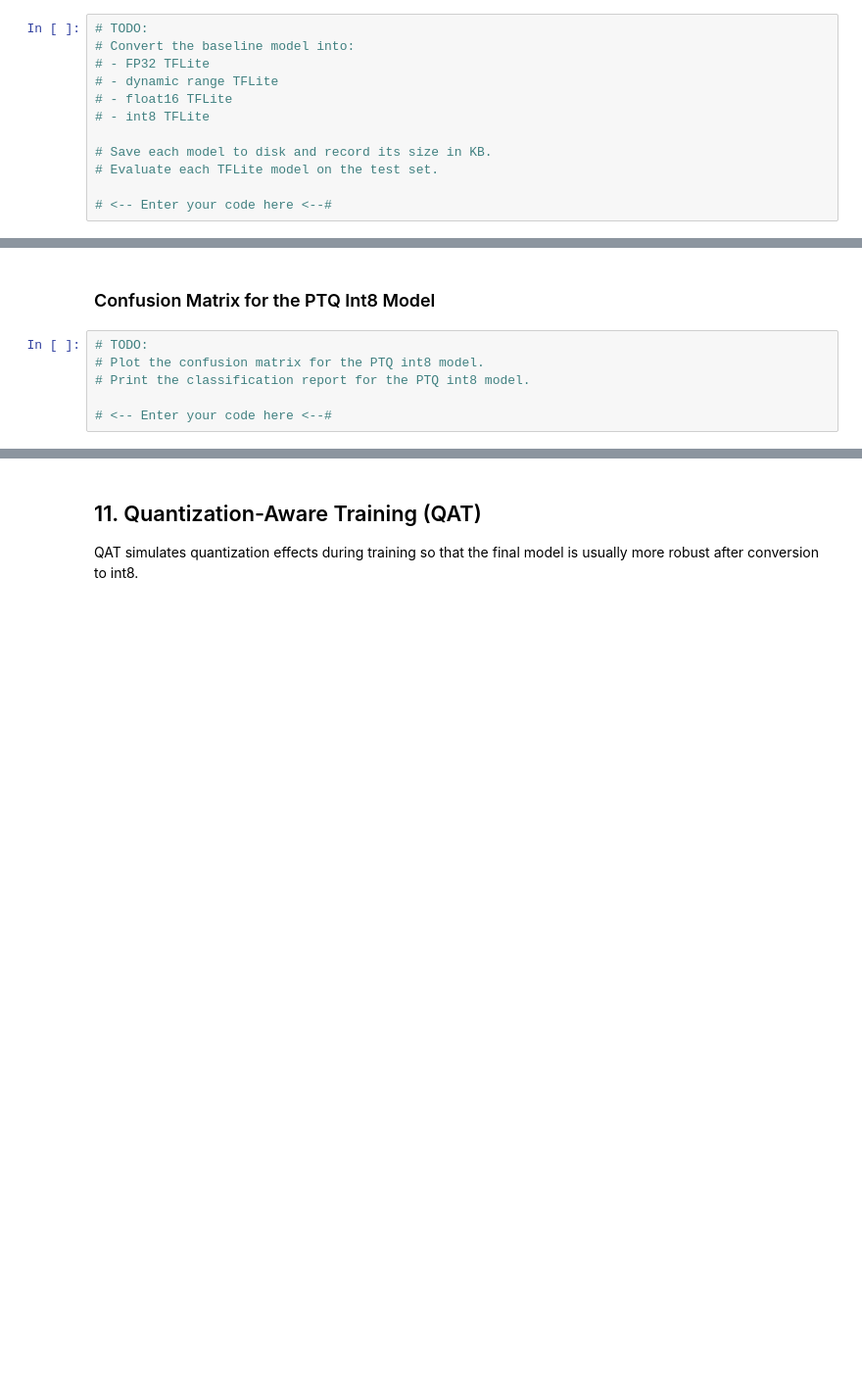
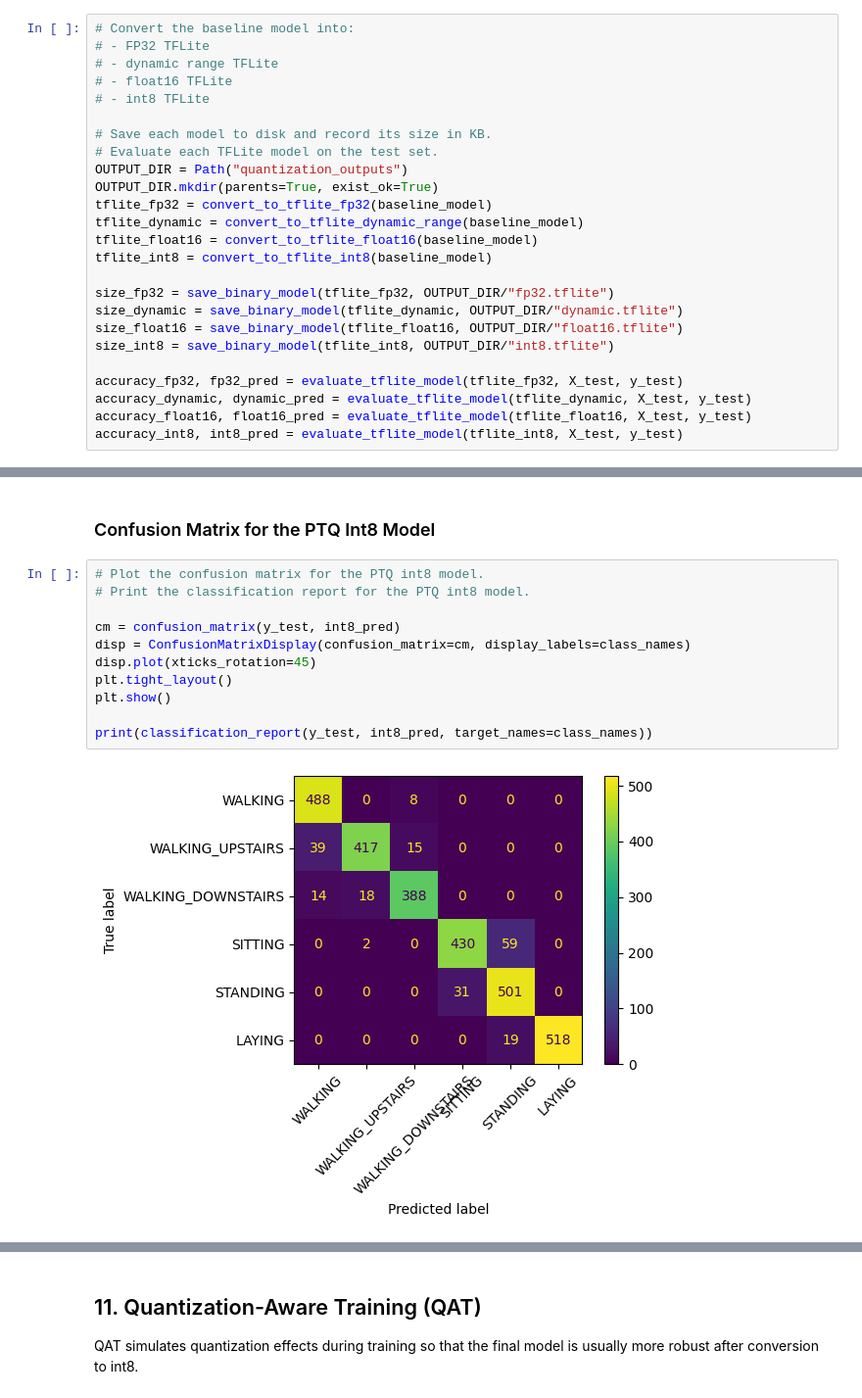
Before and after one commit to nhl01/EE446Labs, a Jupyter notebook: Lab3/EE446_Lab3_UCI_HAR_DNN_Quantization_Student_NL.ipynb, the cells around one changed output, grey strips where cells are left out. Shown at 98% size. Drawn from its saved outputs; the diff is of its cells as text; blank space fills up the shorter version.

Commit message:
Complete quantization notebook

```diff
--- a/Lab3/EE446_Lab3_UCI_HAR_DNN_Quantization_Student_NL.ipynb
+++ b/Lab3/EE446_Lab3_UCI_HAR_DNN_Quantization_Student_NL.ipynb
@@ -248,7 +391,6 @@ def convert_to_tflite_int8(model):
 # %% [markdown]
 ## 9. Post-Training Quantization (PTQ)
 # %%
-# TODO:
 # Convert the baseline model into:
 # - FP32 TFLite
 # - dynamic range TFLite
@@ -257,5 +399,19 @@ def convert_to_tflite_int8(model):
 
 # Save each model to disk and record its size in KB.
 # Evaluate each TFLite model on the test set.
+OUTPUT_DIR = Path("quantization_outputs")
+OUTPUT_DIR.mkdir(parents=True, exist_ok=True)
+tflite_fp32 = convert_to_tflite_fp32(baseline_model)
+tflite_dynamic = convert_to_tflite_dynamic_range(baseline_model)
+tflite_float16 = convert_to_tflite_float16(baseline_model)
+tflite_int8 = convert_to_tflite_int8(baseline_model)
 
-# <-- Enter your code here <--#
+size_fp32 = save_binary_model(tflite_fp32, OUTPUT_DIR/"fp32.tflite")
+size_dynamic = save_binary_model(tflite_dynamic, OUTPUT_DIR/"dynamic.tflite")
+size_float16 = save_binary_model(tflite_float16, OUTPUT_DIR/"float16.tflite")
+size_int8 = save_binary_model(tflite_int8, OUTPUT_DIR/"int8.tflite")
+
+accuracy_fp32, fp32_pred = evaluate_tflite_model(tflite_fp32, X_test, y_test)
+accuracy_dynamic, dynamic_pred = evaluate_tflite_model(tflite_dynamic, X_test, y_test)
+accuracy_float16, float16_pred = evaluate_tflite_model(tflite_float16, X_test, y_test)
+accuracy_int8, int8_pred = evaluate_tflite_model(tflite_int8, X_test, y_test)
@@ -275,8 +507,15 @@ def convert_to_tflite_int8(model):
 # %% [markdown]
 ### Confusion Matrix for the PTQ Int8 Model
 # %%
-# TODO:
 # Plot the confusion matrix for the PTQ int8 model.
 # Print the classification report for the PTQ int8 model.
 
-# <-- Enter your code here <--#
+cm = confusion_matrix(y_test, int8_pred)
+disp = ConfusionMatrixDisplay(confusion_matrix=cm, display_labels=class_names)
+disp.plot(xticks_rotation=45)
+plt.tight_layout()
+plt.show()
+
+print(classification_report(y_test, int8_pred, target_names=class_names))
+# %% [output]
+[figure, added]
```
Also changed, not shown: parts of 21 cells of this notebook, 35 other files.
